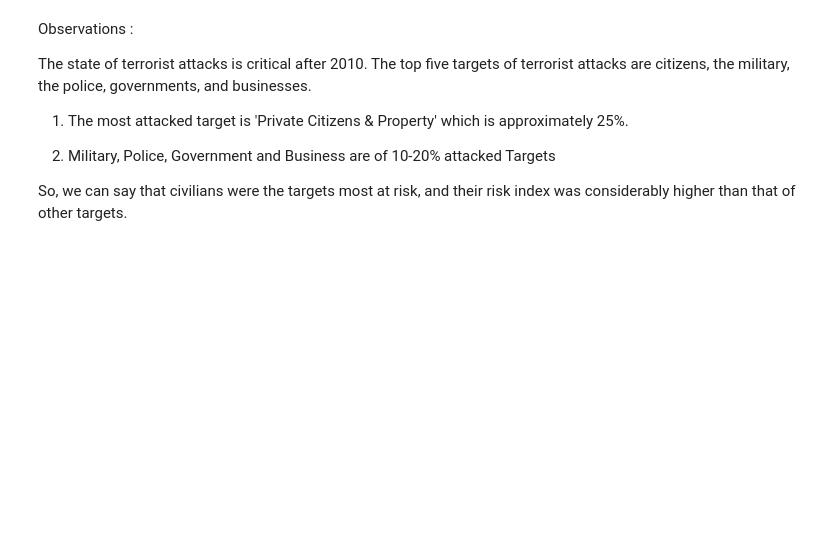
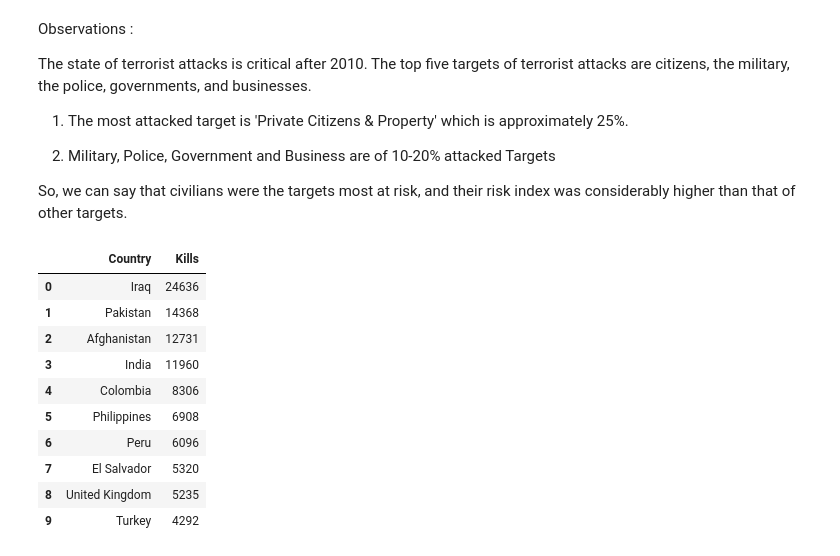
Before and after one commit to somyakmukherjee/Exploratory-Data-Analysis-on-Global-Terrorism, a Jupyter notebook: Capstone_Project_Global_terrorism_EDA_by_Somyak_Mukherjee.ipynb, the cells around one changed output. Saved outputs shown, nothing was run; the diff lists cells and outputs as text; code cells hidden in the pictures; blank space fills up the shorter version.

```diff
--- a/Capstone_Project_Global_terrorism_EDA_by_Somyak_Mukherjee.ipynb
+++ b/Capstone_Project_Global_terrorism_EDA_by_Somyak_Mukherjee.ipynb
@@ -305,3 +305,18 @@ The state of terrorist attacks is critical after 2010. The top five targets of t
 2) Military, Police, Government and Business are of 10-20% attacked Targets
 
 So, we can say that civilians were the targets most at risk, and their risk index was considerably higher than that of other targets.
+# %%
+df=gt_df.groupby('Country')['Kills'].count().sort_values(ascending=False).reset_index().head(10)
+df
+# %% [output]
+|  | Country | Kills |
+| 0 | Iraq | 24636 |
+| 1 | Pakistan | 14368 |
+| 2 | Afghanistan | 12731 |
+| 3 | India | 11960 |
+| 4 | Colombia | 8306 |
+| 5 | Philippines | 6908 |
+| 6 | Peru | 6096 |
+| 7 | El Salvador | 5320 |
+| 8 | United Kingdom | 5235 |
+| 9 | Turkey | 4292 |
```
Also changed, not shown: parts of 15 cells of this notebook.
